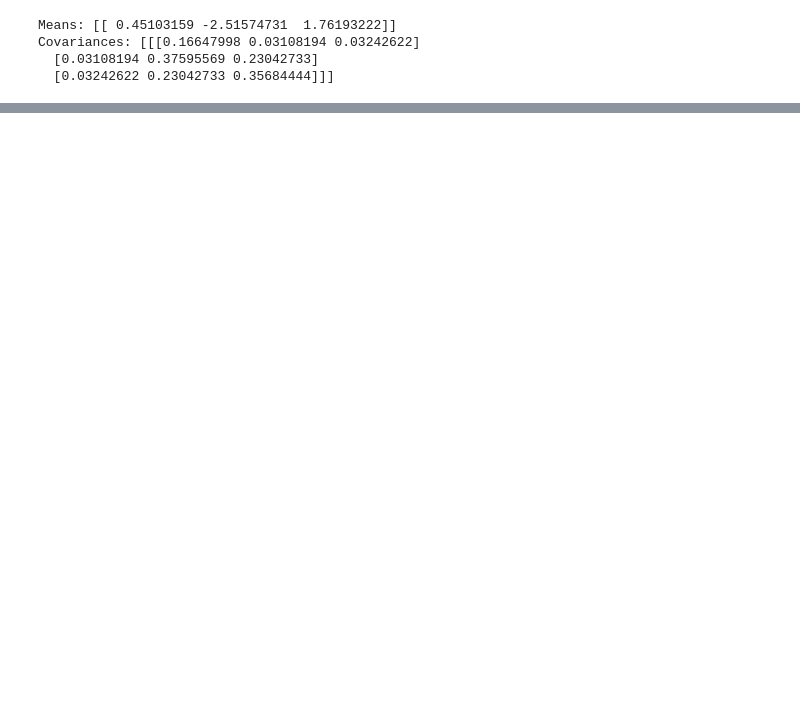
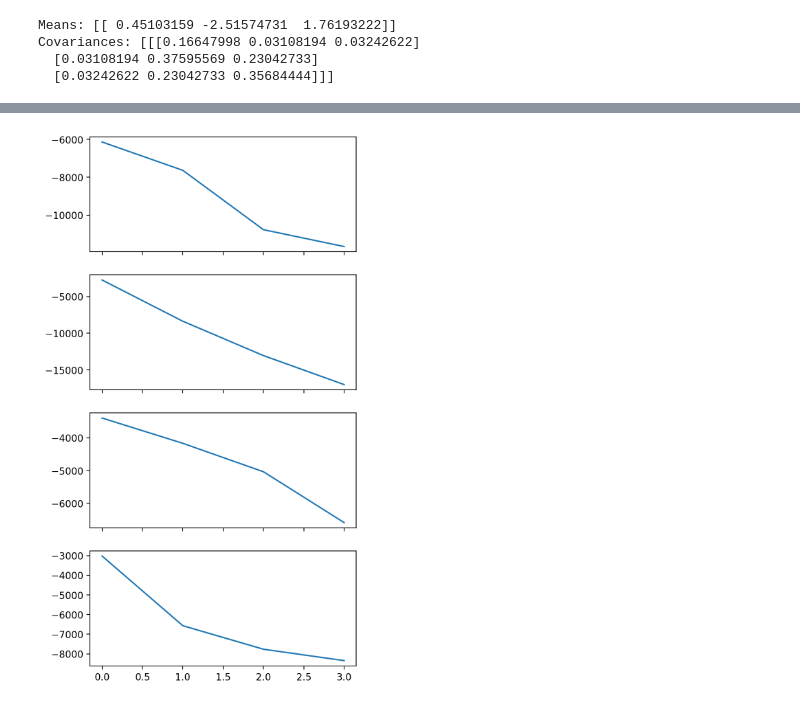
Before and after one commit to AurelienNioche/MAppAnalysis, a Jupyter notebook: notebooks/active_inference/main_11.ipynb, the cells around one changed output, grey strips where cells are left out. Saved outputs shown, nothing was run; the diff lists cells and outputs as text; code cells hidden in the pictures; blank space fills up the shorter version.

```diff
--- a/notebooks/active_inference/main_11.ipynb
+++ b/notebooks/active_inference/main_11.ipynb
@@ -227,0 +317,7 @@ for ax, activity in zip(axes, deriv_cum_steps):
+# %%
+fig, axes = plt.subplots(nrows=n_model_types, figsize=(5, 10), sharex=True)
+for day in range(cmp_score.shape[1]):
+    ax = axes[day]
+    ax.plot(cmp_score[day])
+# %% [output]
+[figure, added]
```
Also changed, not shown: parts of 16 cells of this notebook.
